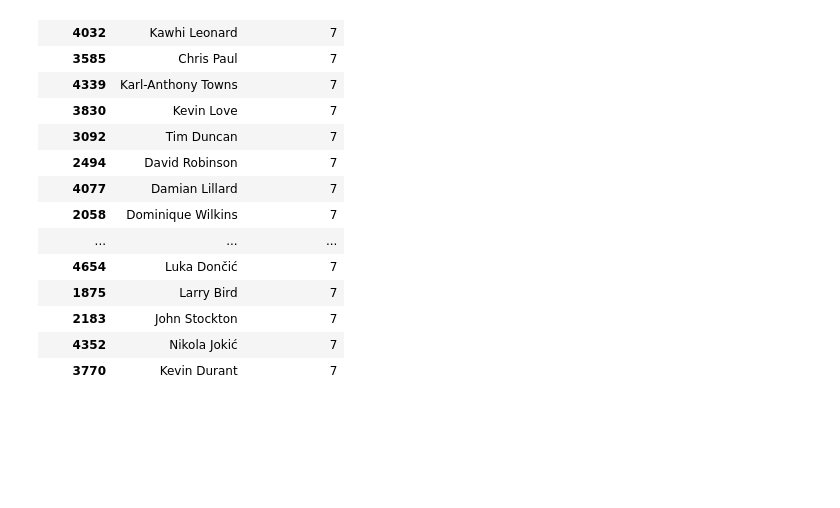
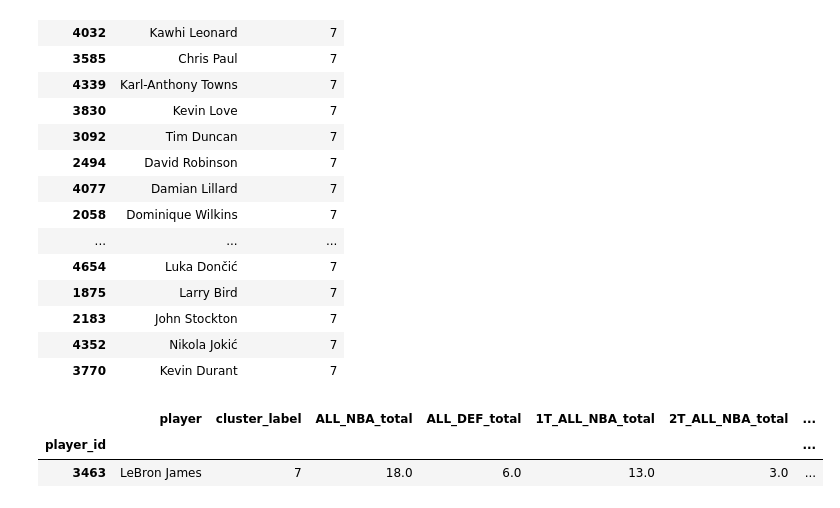
Before and after one commit to smukhi92/ISYE6740_CDA_FA23_Project, a Jupyter notebook: clustering_analysis.ipynb, the cells around one changed output. Cells and saved outputs as stored; diff of their text form; code cells hidden in the pictures; blank space fills up the shorter version.

Commit message:
Join in awards data to cluster labels

```diff
--- a/clustering_analysis.ipynb
+++ b/clustering_analysis.ipynb
@@ -147,4 +120,21 @@ display(df_raw[df_raw["cluster_label"] == 7][["player", "cluster_label"]])
 | 4352 | Nikola Jokić | 7 |
 | 3770 | Kevin Durant | 7 |
 # %%
-df_raw.to_csv("cleaned_data/clustered_data.csv", index=False)
+df_awards = pd.read_csv('cleaned_data/nba_cleaned_data_v2.csv')
+awards_cols = [
+    'player_id', 'ALL_NBA_total', 'ALL_DEF_total', '1T_ALL_NBA_total',
+    '2T_ALL_NBA_total', '3T_ALL_NBA_total', '1T_ALL_DEF_total',
+    '2T_ALL_DEF_total', 'DPOY_total', 'MIP_total', 'MVP_total', 'ROY_total',
+    'SMOY_total'
+]
+df_awards = df_awards[awards_cols].set_index("player_id")
+df_joined = df_raw.join(df_awards)
+
+df_joined.to_csv("cleaned_data/clustered_data.csv", index=False)
+# %%
+# sanity check on join to awards data
+display(df_joined[df_joined["player"] == "LeBron James"][["player", "cluster_label", *awards_cols[1:]]])
+# %% [output]
+|  | player | cluster_label | ALL_NBA_total | ALL_DEF_total | 1T_ALL_NBA_total | 2T_ALL_NBA_total | ... |
+| player_id |  |  |  |  |  |  | ... |
+| 3463 | LeBron James | 7 | 18.0 | 6.0 | 13.0 | 3.0 | ... |
```
Also changed, not shown: parts of 1 cell of this notebook, 2 other files.
